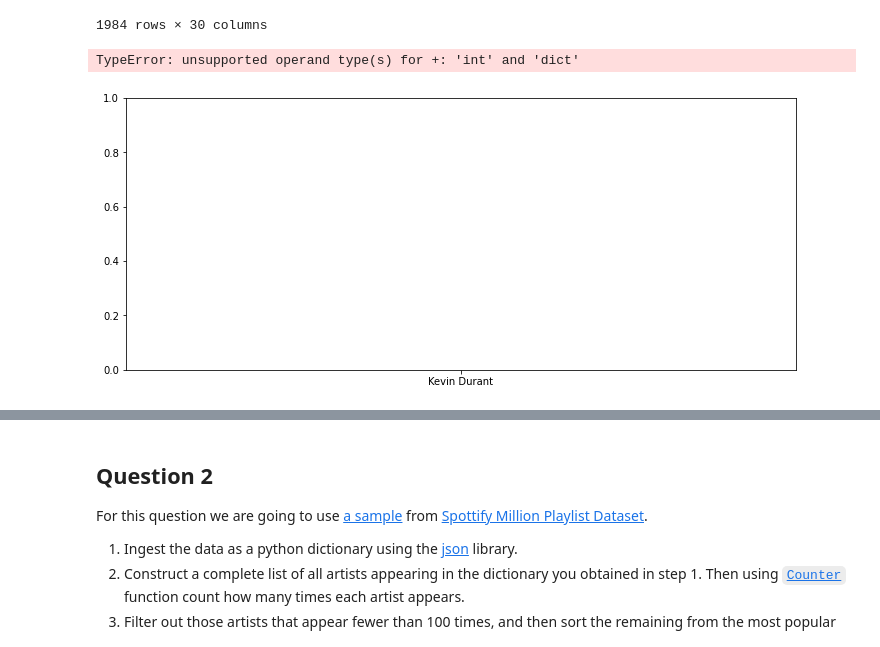
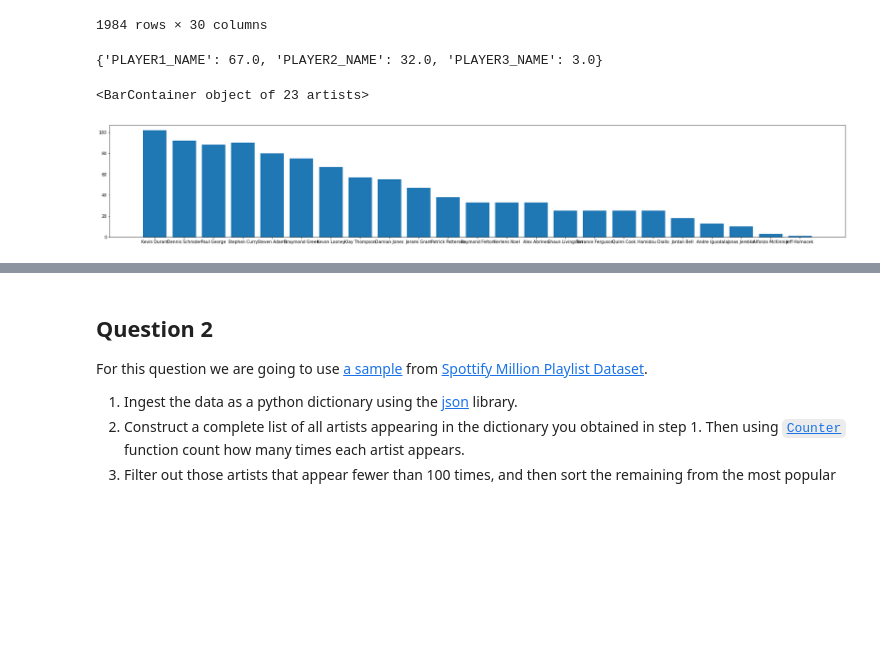
Before and after one commit to ozzden/mat381e, a Jupyter notebook: HW2.ipynb, the cells around one changed output, grey strips where cells are left out. Drawn from its saved outputs; the diff is of its cells as text; code cells hidden in the pictures; blank space fills up the shorter version.

```diff
--- a/HW2.ipynb
+++ b/HW2.ipynb
@@ -183,3 +183,7 @@ def playerApp(gameNumber):
 a = playerApp(21800002)
 # %%
 import itertools
+# %%
+list(a.values())[0]
+# %% [output]
+{'PLAYER1_NAME': 67.0, 'PLAYER2_NAME': 32.0, 'PLAYER3_NAME': 3.0}
@@ -186,13 +198,13 @@ import itertools
 # %%
 raw = Counter(playerApp(21800002))
 labels = list(raw.keys())
-values = raw.values()
+values = c
 
-plt.figure(figsize=(12,5))
-plt.bar(labels,values)
+plt.figure(figsize=(32,5))
+plt.bar(labels,n)
 # %% [output]
-TypeError: unsupported operand type(s) for +: 'int' and 'dict'
+<BarContainer object of 23 artists>
-[figure, old version]
+[figure, new version]
 # %%
 x = {}
 y = {}
```
Also changed, not shown: parts of 4 cells of this notebook.
